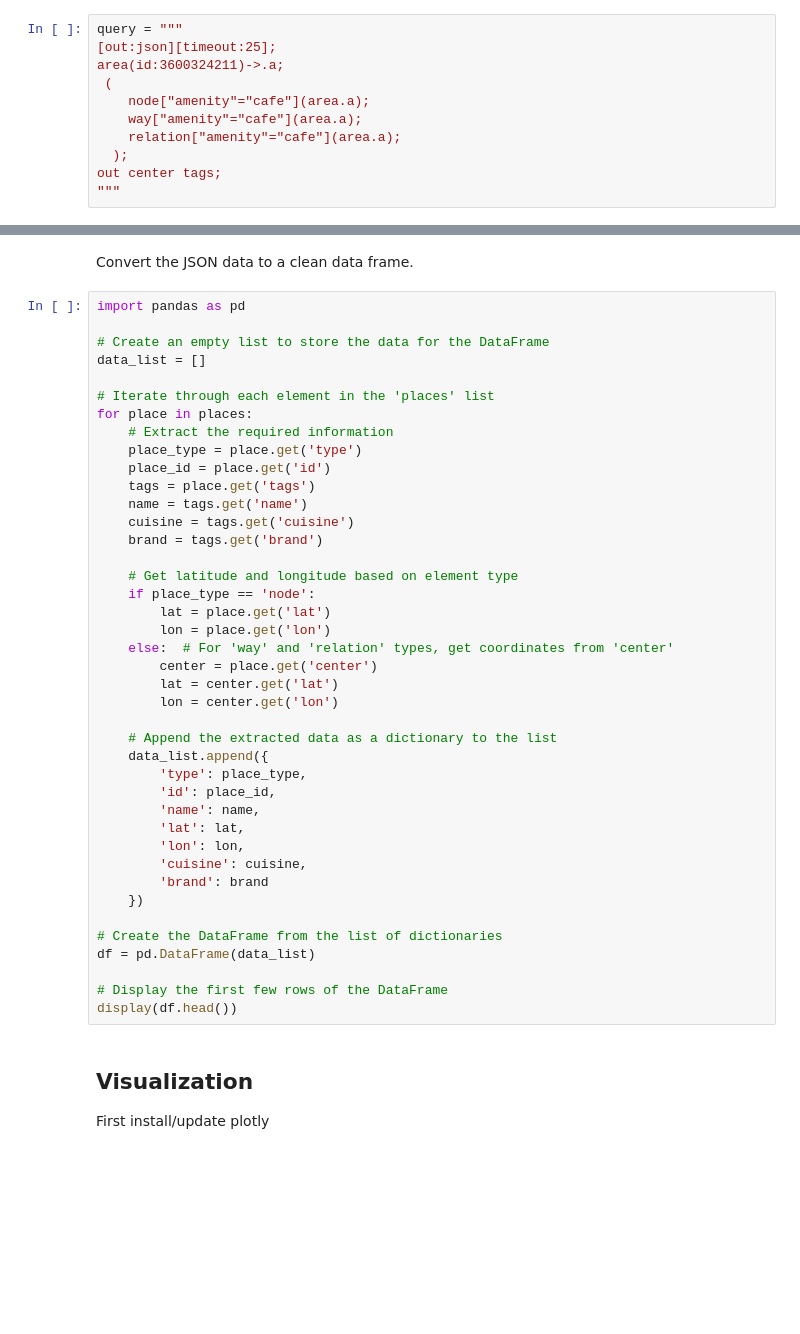
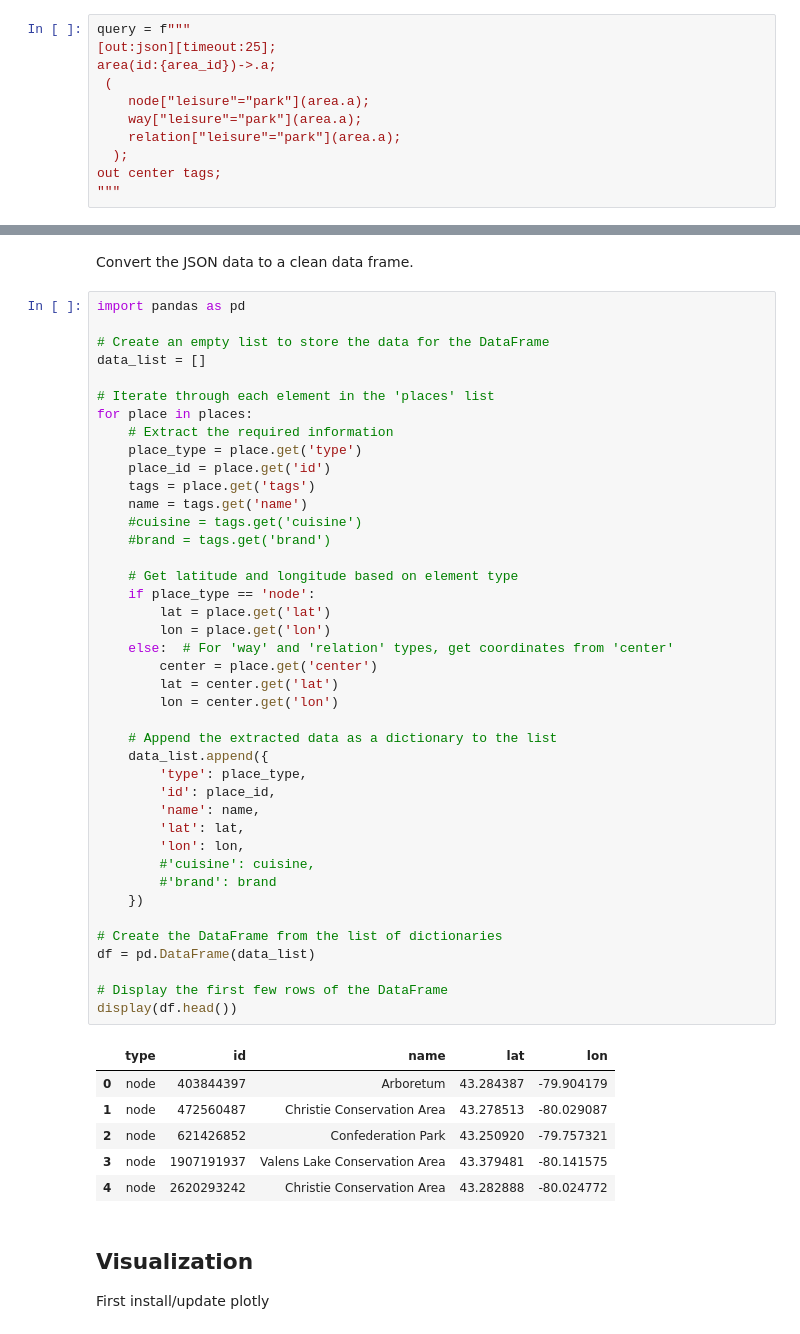
Before and after one commit to zhouy185/JSON_VIS_Exercise, a Jupyter notebook: JSON_Vis_exercise.ipynb, the cells around one changed output, grey strips where cells are left out. Cells and saved outputs as stored; diff of their text form; blank space fills up the shorter version.

```diff
--- a/JSON_Vis_exercise.ipynb
+++ b/JSON_Vis_exercise.ipynb
@@ -75,11 +77,11 @@ area_id
 # %%
-query = """
+query = f"""
 [out:json][timeout:25];
-area(id:3600324211)->.a;
+area(id:{area_id})->.a;
  (
-    node["amenity"="cafe"](area.a);
-    way["amenity"="cafe"](area.a);
-    relation["amenity"="cafe"](area.a);
+    node["leisure"="park"](area.a);
+    way["leisure"="park"](area.a);
+    relation["leisure"="park"](area.a);
   );
 out center tags;
 """
@@ -119,37 +137,44 @@ data_list = []
 for place in places:
     # Extract the required information
     place_type = place.get('type')
     place_id = place.get('id')
     tags = place.get('tags')
     name = tags.get('name')
-    cuisine = tags.get('cuisine')
-    brand = tags.get('brand')
+    #cuisine = tags.get('cuisine')
+    #brand = tags.get('brand')
 
     # Get latitude and longitude based on element type
     if place_type == 'node':
         lat = place.get('lat')
         lon = place.get('lon')
     else:  # For 'way' and 'relation' types, get coordinates from 'center'
         center = place.get('center')
         lat = center.get('lat')
         lon = center.get('lon')
 
     # Append the extracted data as a dictionary to the list
     data_list.append({
         'type': place_type,
         'id': place_id,
         'name': name,
         'lat': lat,
         'lon': lon,
-        'cuisine': cuisine,
-        'brand': brand
+        #'cuisine': cuisine,
+        #'brand': brand
     })
 
 # Create the DataFrame from the list of dictionaries
 df = pd.DataFrame(data_list)
 
 # Display the first few rows of the DataFrame
 display(df.head())
+# %% [output]
+|  | type | id | name | lat | lon |
+| 0 | node | 403844397 | Arboretum | 43.284387 | -79.904179 |
+| 1 | node | 472560487 | Christie Conservation Area | 43.278513 | -80.029087 |
+| 2 | node | 621426852 | Confederation Park | 43.250920 | -79.757321 |
+| 3 | node | 1907191937 | Valens Lake Conservation Area | 43.379481 | -80.141575 |
+| 4 | node | 2620293242 | Christie Conservation Area | 43.282888 | -80.024772 |
 # %% [markdown]
 ## Visualization
 
```
Also changed, not shown: parts of 5 cells of this notebook.
